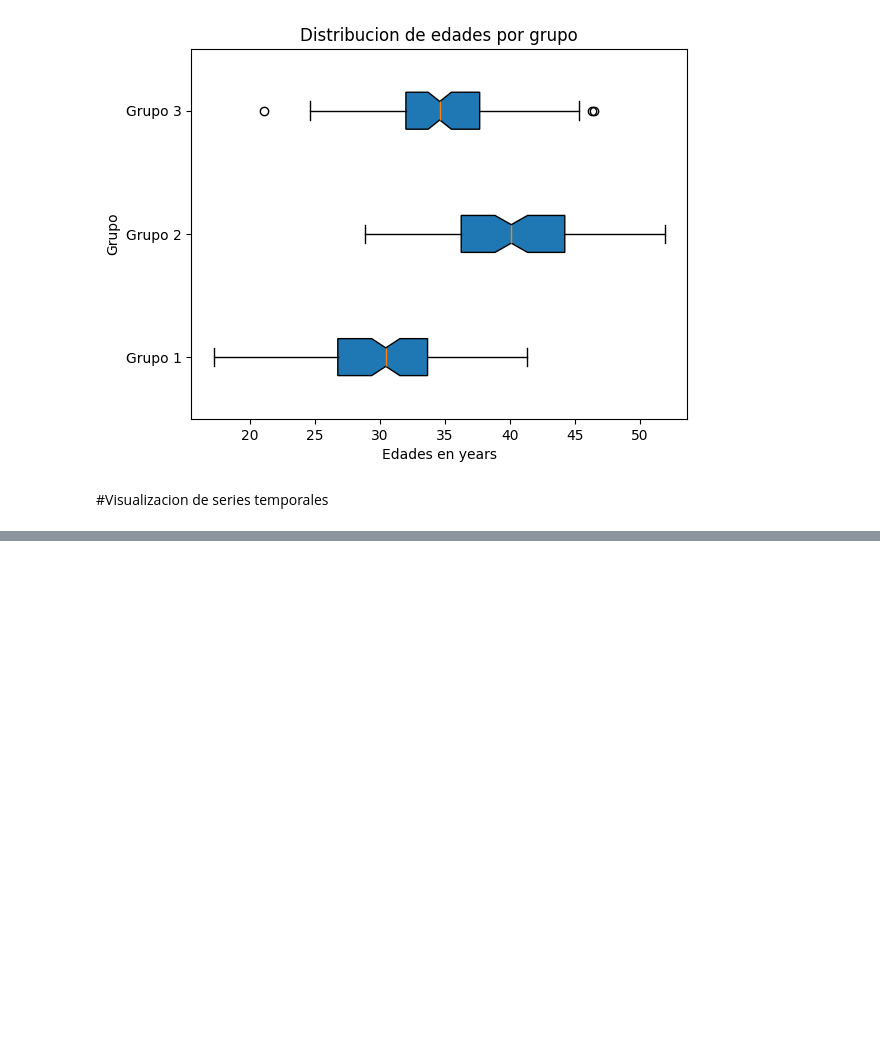
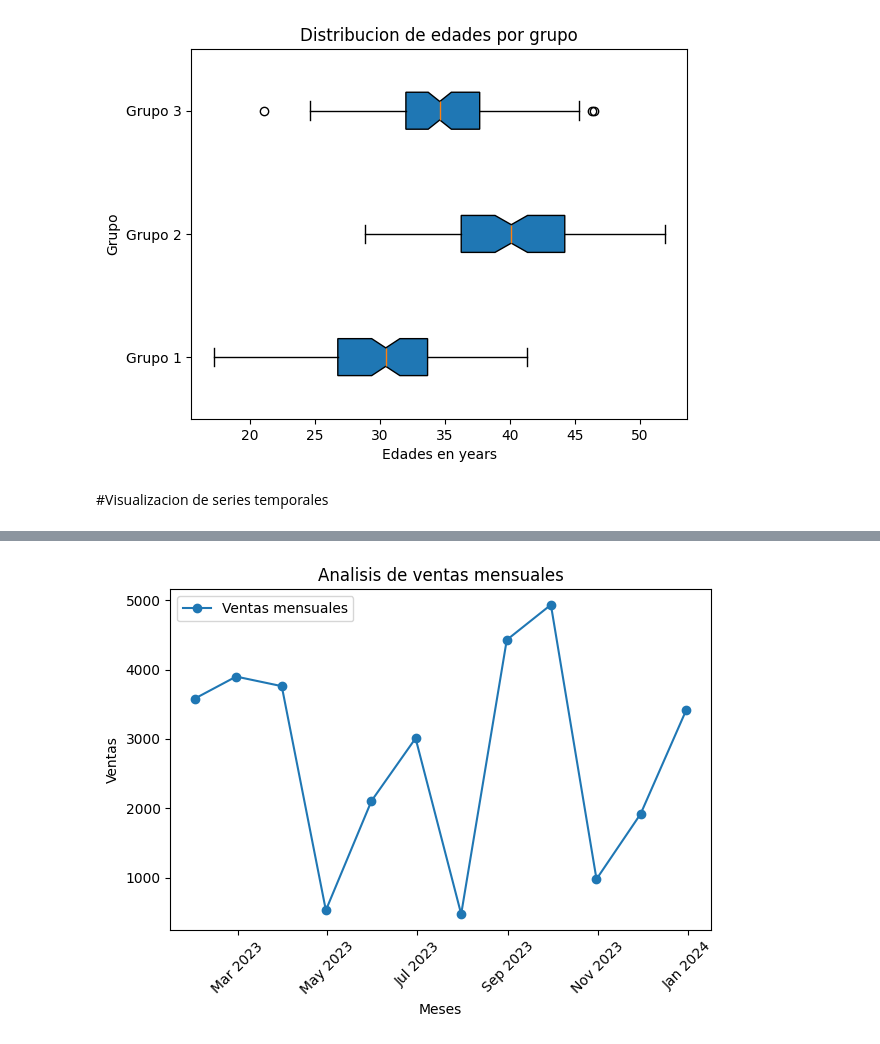
Before and after one commit to rebeca07-pedrozo/Python_ciencia_de_datos, a Jupyter notebook: pandas.ipynb, the cells around one changed output, grey strips where cells are left out. Drawn from its saved outputs; the diff is of its cells as text; code cells hidden in the pictures; blank space fills up the shorter version.

Commit message:
Analisis de ventas mensuales

```diff
--- a/pandas.ipynb
+++ b/pandas.ipynb
@@ -1304,0 +1328,17 @@ plt.show()
+# %%
+dates = pd.date_range(start='2023-01-01', periods=12, freq='M')
+sales = np.random.randint(100, 5000, size=12)
+sales_data=pd.DataFrame({'Date': dates,
+                         'Sales': sales})
+plt.plot(sales_data['Date'], sales_data['Sales'], marker='o',
+        linestyle ='-', label='Ventas mensuales')
+plt.gca().xaxis.set_major_formatter(DateFormatter('%b %Y'))
+plt.xticks(rotation=45)
+plt.title('Analisis de ventas mensuales')
+plt.xlabel('Meses')
+plt.ylabel('Ventas')
+plt.legend()
+plt.tight_layout()
+plt.show()
+# %% [output]
+[figure, added]
```
Also changed, not shown: parts of 2 cells of this notebook.
